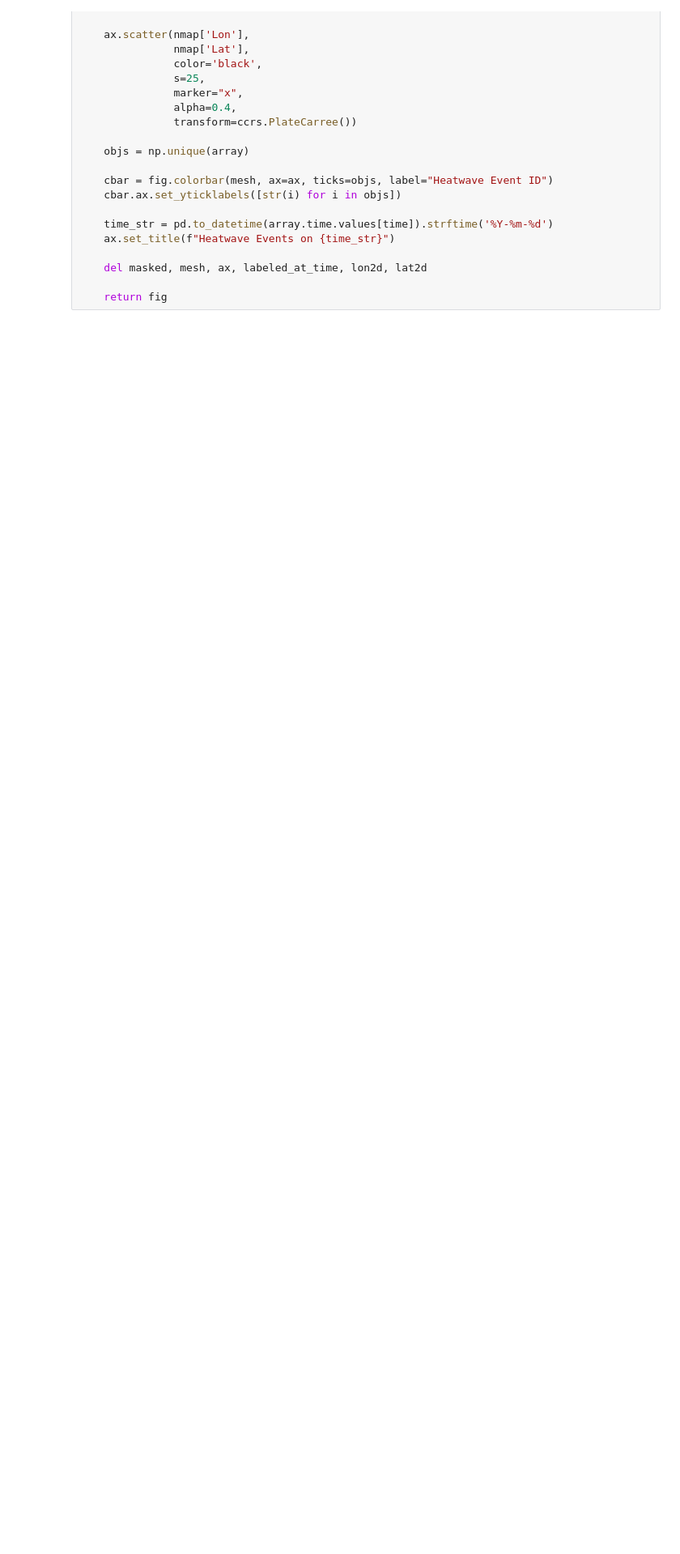
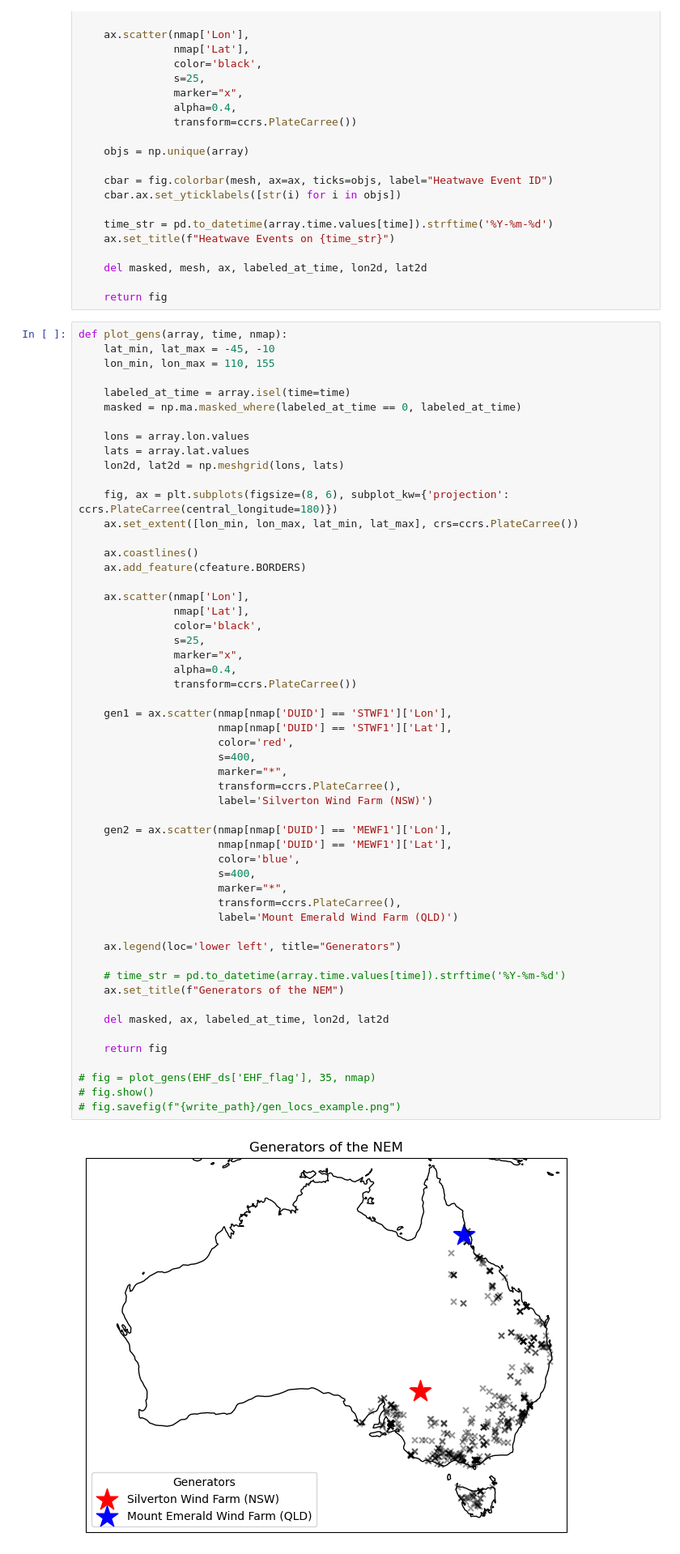
Before and after one commit to salpadorume/NEM_BARRA, a Jupyter notebook: viz_hw_yr.ipynb, the cells around one changed output. Shown at 81% size. Drawn from its saved outputs; the diff is of its cells as text; blank space fills up the shorter version.

Commit message:
plot making

```diff
--- a/viz_hw_yr.ipynb
+++ b/viz_hw_yr.ipynb
@@ -145,3 +145,59 @@ def plot_event(array, cmap, norm, time, nmap):
     del masked, mesh, ax, labeled_at_time, lon2d, lat2d
 
     return fig
+# %%
+def plot_gens(array, time, nmap):
+    lat_min, lat_max = -45, -10
+    lon_min, lon_max = 110, 155
+
+    labeled_at_time = array.isel(time=time)
+    masked = np.ma.masked_where(labeled_at_time == 0, labeled_at_time)
+
+    lons = array.lon.values
+    lats = array.lat.values
+    lon2d, lat2d = np.meshgrid(lons, lats)
+
+    fig, ax = plt.subplots(figsize=(8, 6), subplot_kw={'projection': ccrs.PlateCarree(central_longitude=180)})
+    ax.set_extent([lon_min, lon_max, lat_min, lat_max], crs=ccrs.PlateCarree())
+
+    ax.coastlines()
+    ax.add_feature(cfeature.BORDERS)
+
+    ax.scatter(nmap['Lon'],
+               nmap['Lat'],
+               color='black',
+               s=25,
+               marker="x",
+               alpha=0.4,
+               transform=ccrs.PlateCarree())
+
+    gen1 = ax.scatter(nmap[nmap['DUID'] == 'STWF1']['Lon'],
+                      nmap[nmap['DUID'] == 'STWF1']['Lat'],
+                      color='red',
+                      s=400,
+                      marker="*",
+                      transform=ccrs.PlateCarree(),
+                      label='Silverton Wind Farm (NSW)')
+
+    gen2 = ax.scatter(nmap[nmap['DUID'] == 'MEWF1']['Lon'],
+                      nmap[nmap['DUID'] == 'MEWF1']['Lat'],
+                      color='blue',
+                      s=400,
+                      marker="*",
+                      transform=ccrs.PlateCarree(),
+                      label='Mount Emerald Wind Farm (QLD)')
+
+    ax.legend(loc='lower left', title="Generators")
+
+    # time_str = pd.to_datetime(array.time.values[time]).strftime('%Y-%m-%d')
+    ax.set_title(f"Generators of the NEM")
+
+    del masked, ax, labeled_at_time, lon2d, lat2d
+
+    return fig
+
+# fig = plot_gens(EHF_ds['EHF_flag'], 35, nmap)
+# fig.show()
+# fig.savefig(f"{write_path}/gen_locs_example.png")
+# %% [output]
+[figure, added]
```
Also changed, not shown: parts of 3 cells of this notebook, 3 other files.
